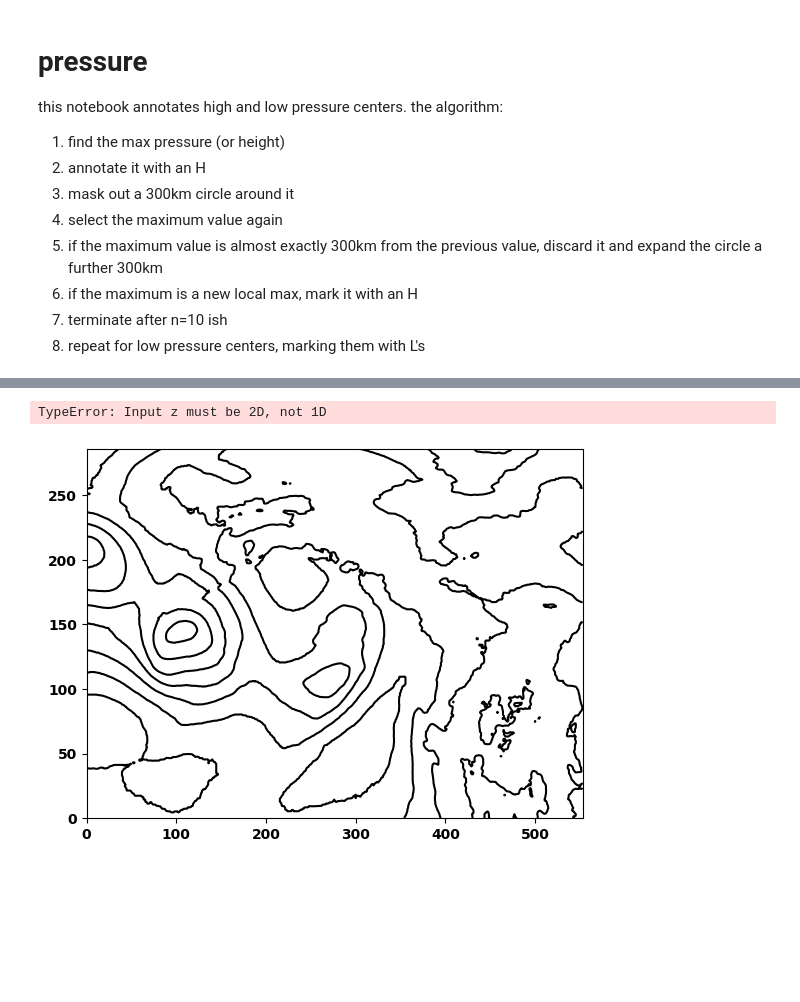
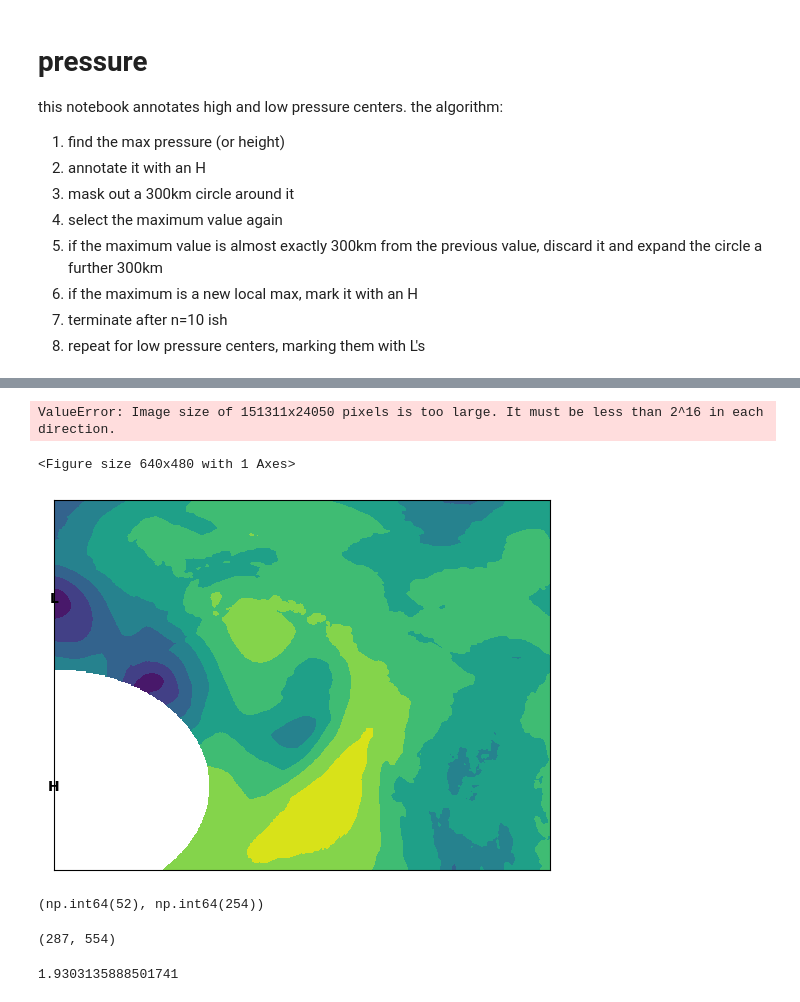
Before and after one commit to AndrewLoeppky/BMFW, a Jupyter notebook: code/pressure.ipynb, the cells around one changed output, grey strips where cells are left out. Drawn from its saved outputs; the diff is of its cells as text; code cells hidden in the pictures; blank space fills up the shorter version.

```diff
--- a/code/pressure.ipynb
+++ b/code/pressure.ipynb
@@ -56,19 +63,55 @@ ds["prmsl"] /= 100
 # %%
 pres = np.array(ds.prmsl)
-the_max = np.where(pres == pres.max())
-xmax = the_max[0][0]
-ymax = the_max[1][0]
+radius = 90  # pixels
+aspect = pres.shape[1] / pres.shape[0]
 
-plt.contour(pres, colors="k")
+# generate the figure
+fig, ax = plt.subplots()
+ax.set_xticks(ticks=[], labels=([]))
+ax.set_yticks(ticks=[], labels=([]))
 
-mn = ax.contourf(
-    pres[pres < 998],
-    colors="blue",
-    transform=pc,
-)
+# get the index of the max value
+ymax, xmax = np.unravel_index(np.nanargmax(pres), pres.shape)
 
-plt.text(xmax, ymax, "H", size=20, ha="center", va="center")
+# mask out all values within radius of the max
+x = np.arange(0, np.shape(pres)[1])
+y = np.arange(0, np.shape(pres)[0])
+mask = ((x[np.newaxis, :] - xmax) / aspect) ** 2 + (
+    (y[:, np.newaxis] - ymax)
+) ** 2 < radius**2
+pres[mask] = np.nan
+ax.text(xmax, ymax, "H", ha="center", va="center")
+
+# repeat the operation
+# get the index of the max value
+ymax, xmax = np.unravel_index(np.nanargmax(pres), pres.shape)
+ax.text(xmax, ymax, "H", ha="center", va="center")
+
+mask = ((x[np.newaxis, :] - xmax) / aspect) ** 2 + (
+    (y[:, np.newaxis] - ymax)
+) ** 2 < radius**2
+pres[mask] = np.nan
 # %% [output]
-TypeError: Input z must be 2D, not 1D
+ValueError: Image size of 151311x24050 pixels is too large. It must be less than 2^16 in each direction.
-[figure, removed]
+<Figure size 640x480 with 1 Axes>
+# %%
+plt.contourf(pres)
+plt.text(xmax, ymax, "H", ha="center", va="center")
+plt.text(xmin, ymin, "L", ha="center", va="center")
+plt.xticks(ticks=[], labels=([]))
+plt.yticks(ticks=[], labels=([]));
+# %% [output]
+[figure, added]
+# %%
+np.unravel_index(pres.argmax(), pres.shape)
+# %% [output]
+(np.int64(52), np.int64(254))
+# %%
+pres.shape
+# %% [output]
+(287, 554)
+# %%
+aspect = pres.shape[1] / pres.shape[0]
+# %% [output]
+1.9303135888501741
 # %%
```
Also changed, not shown: parts of 3 cells of this notebook, 2 other files.
